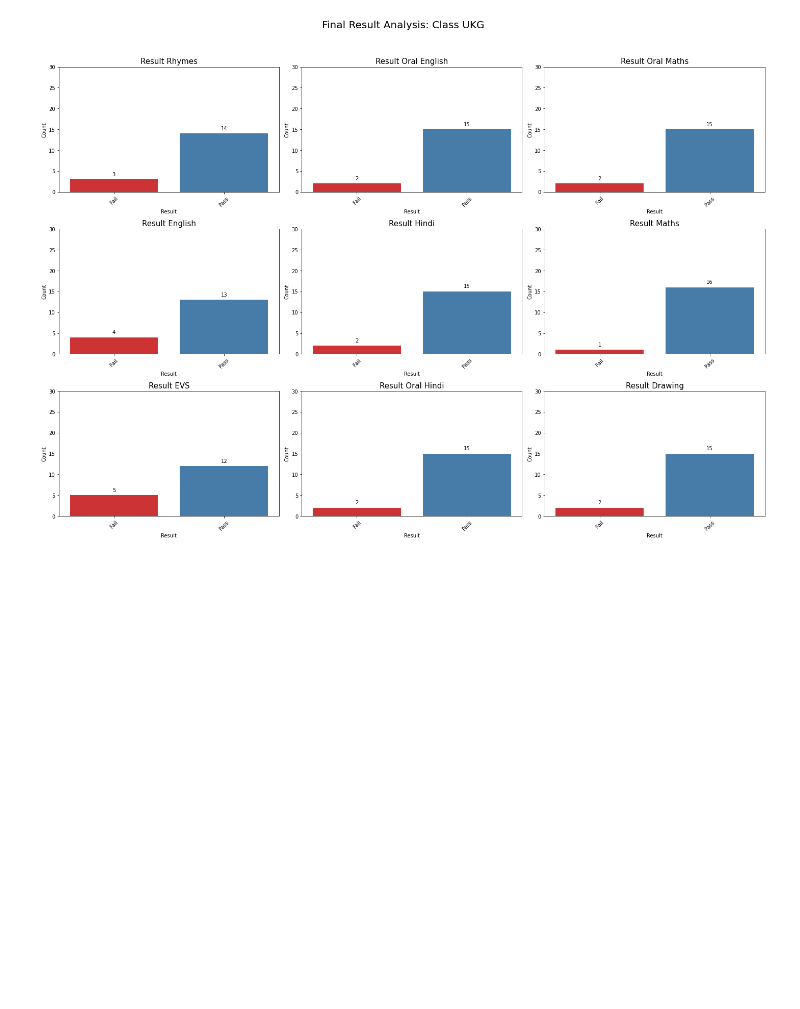
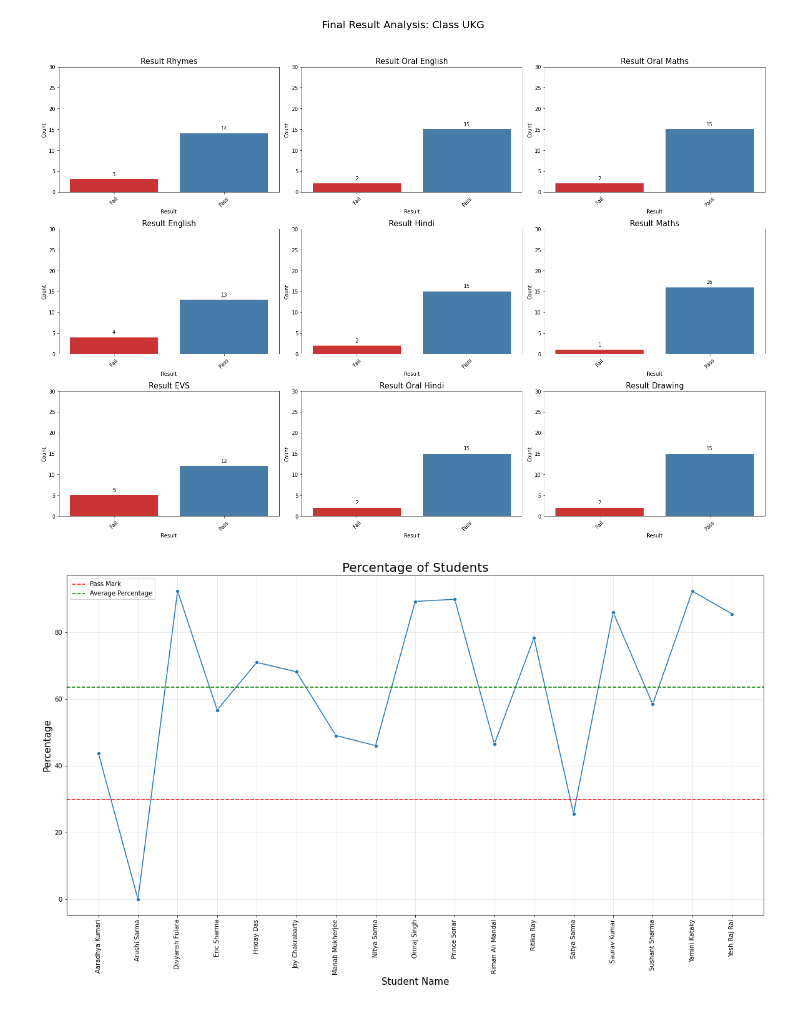
Before and after one commit to tek2991/Results, a Jupyter notebook: UKG/process_final.ipynb, the cells around one changed output. Drawn from its saved outputs; the diff is of its cells as text; code cells hidden in the pictures; blank space fills up the shorter version.

```diff
--- a/UKG/process_final.ipynb
+++ b/UKG/process_final.ipynb
@@ -278,3 +278,26 @@ plt.tight_layout(rect=[0, 0.03, 1, 0.95]);
 plt.show();
 # %% [output]
 [figure]
+# %%
+# A line plot with student names on x-axis and percentage on y-axis.
+# Ordered by rank
+# Add a horizontal line at 30% to show the pass mark
+# Add a horizontal line to show the average percentage
+# Points with percentage less than 30% are red and points with percentage greater than 30% are green
+
+plt.figure(figsize=(20, 10));
+sns.lineplot(x='Student Name', y='Percentage', data=df_new.sort_values('Student Name'), marker='o');
+plt.axhline(y=30, color='r', linestyle='--', label='Pass Mark');
+plt.axhline(y=df_new['Percentage'].mean(), color='g', linestyle='--', label='Average Percentage');
+plt.title('Percentage of Students', fontsize=20);
+plt.xlabel('Student Name', fontsize=15);
+plt.ylabel('Percentage', fontsize=15);
+plt.xticks(rotation=90);
+plt.legend();
+
+# Add transparant grid lines at every 10% on y-axis
+plt.grid(alpha=0.3);
+
+plt.show();
+# %% [output]
+[figure, added]
```
